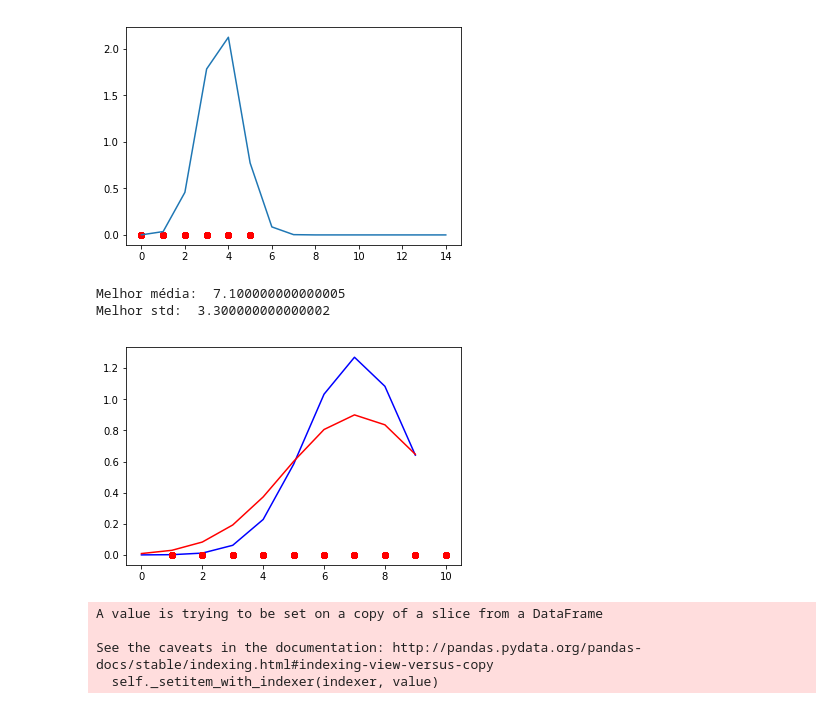
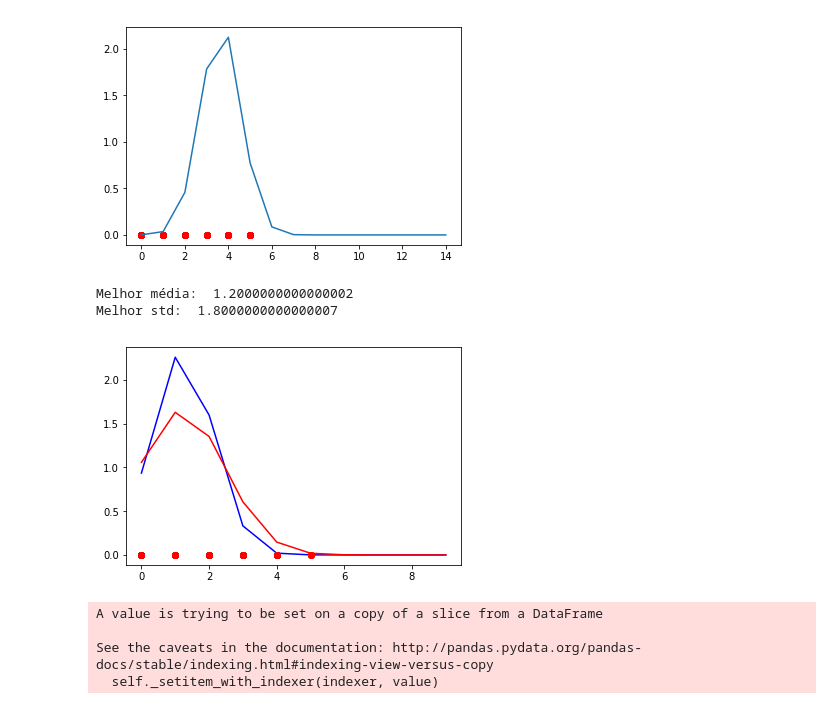
Before and after one commit to mateussnogs/analise_qose_2, a Jupyter notebook: analise_qose.ipynb, the cells around one changed output. Cells and saved outputs as stored; diff of their text form; code cells hidden in the pictures.

```diff
--- a/analise_qose.ipynb
+++ b/analise_qose.ipynb
@@ -40,6 +40,8 @@ stress_final = pd.concat([stress_sid, stress_email])
 feedbacks_stress = pd.merge(feedbacks, stress_final, on=['session_id', 'email'], how='inner')
 feedbacks_stress.drop(columns = ['created_date_y', 'num_sessao_y'], inplace=True)
 feedbacks_stress.rename(index=str, columns={'created_date_x':'created_date', 'num_sessao_x':'num_sessao'}, inplace=True)
+
+feedbacks_stress = feedbacks_stress.loc[feedbacks_stress['num_video_preferido'] > 0]
 # %%
 #normaliza os dados da versao 1 para range de 5
 def normalize_v1(feedbacks):
@@ -75,7 +77,8 @@ def swap_ints(feedbacks):
 feedbacks_stress = swap_ints(feedbacks_stress)
 # %%
 #estatisticas basicas
-feedbacks_stress[['num_sessao', 'num_video_preferido', 'incomodo', 'interesse1', 'interesse2', 'estresse']].describe()
+feedbacks_stress['dif_interesses'] = abs(feedbacks['interesse1'] - feedbacks['interesse2'])
+feedbacks_stress[['num_sessao', 'num_video_preferido', 'incomodo', 'interesse1', 'interesse2', 'dif_interesses', 'estresse']].describe()
 
 # print(feedbacks_stress.loc[7, ['incomodo', 'interesse1', 'interesse2', 'num_video_preferido', 'justificativa']])
 # %% [output]
@@ -361,29 +361,29 @@ dif_ints = feedbacks_stress['dif_interesses']
 # %%
 def plot_normal(array):
 
     mean_a = np.mean(array)
     std_a = np.std(array)
 
     x_base = np.arange(0, 10)
     y_gauss_inc = gauss_value(x_base, mean_a, std_a)
 
     mean_opt, std_opt = grid_search_mu_std(array)
 
     y_gauss_opt = gauss_value(x_base, mean_opt, std_opt)
 
     plt.plot(x_base, y_gauss_inc, 'b')
     plt.plot(array, np.zeros(len(array)), 'ro')
     plt.plot(x_base, y_gauss_opt, 'r')
 
 # plot_normal(incomodo)
-# plot_normal(dif_ints)
+plot_normal(dif_ints)
 # plot_normal(feedbacks_stress['interesse1'])
 # plot_normal(feedbacks_stress['interesse2'])
-plot_normal(feedbacks_stress['estresse'])
+# plot_normal(feedbacks_stress['estresse'])
 # %% [output]
-Melhor média:  7.100000000000005
-Melhor std:  3.300000000000002
+Melhor média:  1.2000000000000002
+Melhor std:  1.8000000000000007
-[figure, old version]
+[figure, new version]
 # %%
 # prepara para aplicar os algoritmos de ML
 
```
Also changed, not shown: parts of 5 cells of this notebook.
